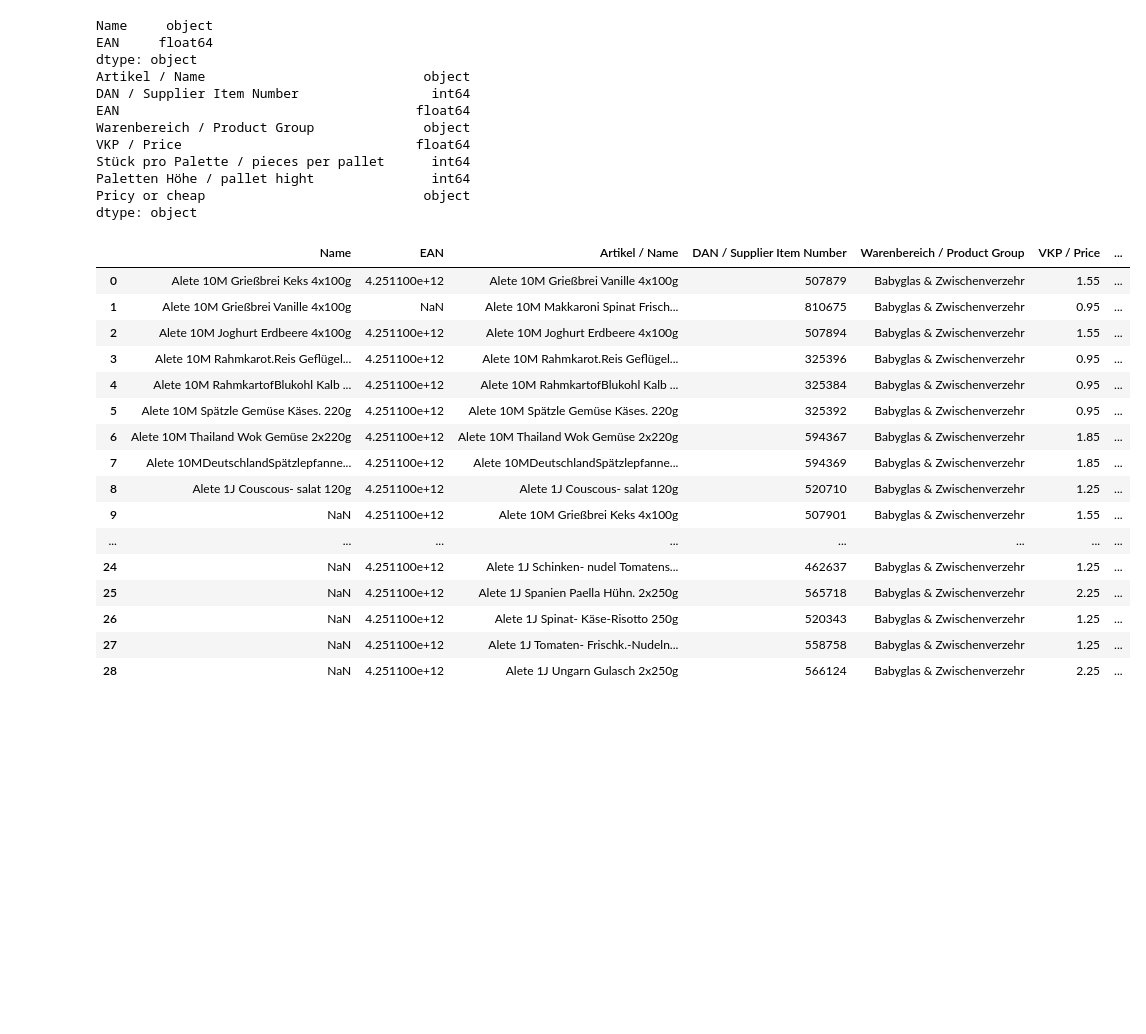
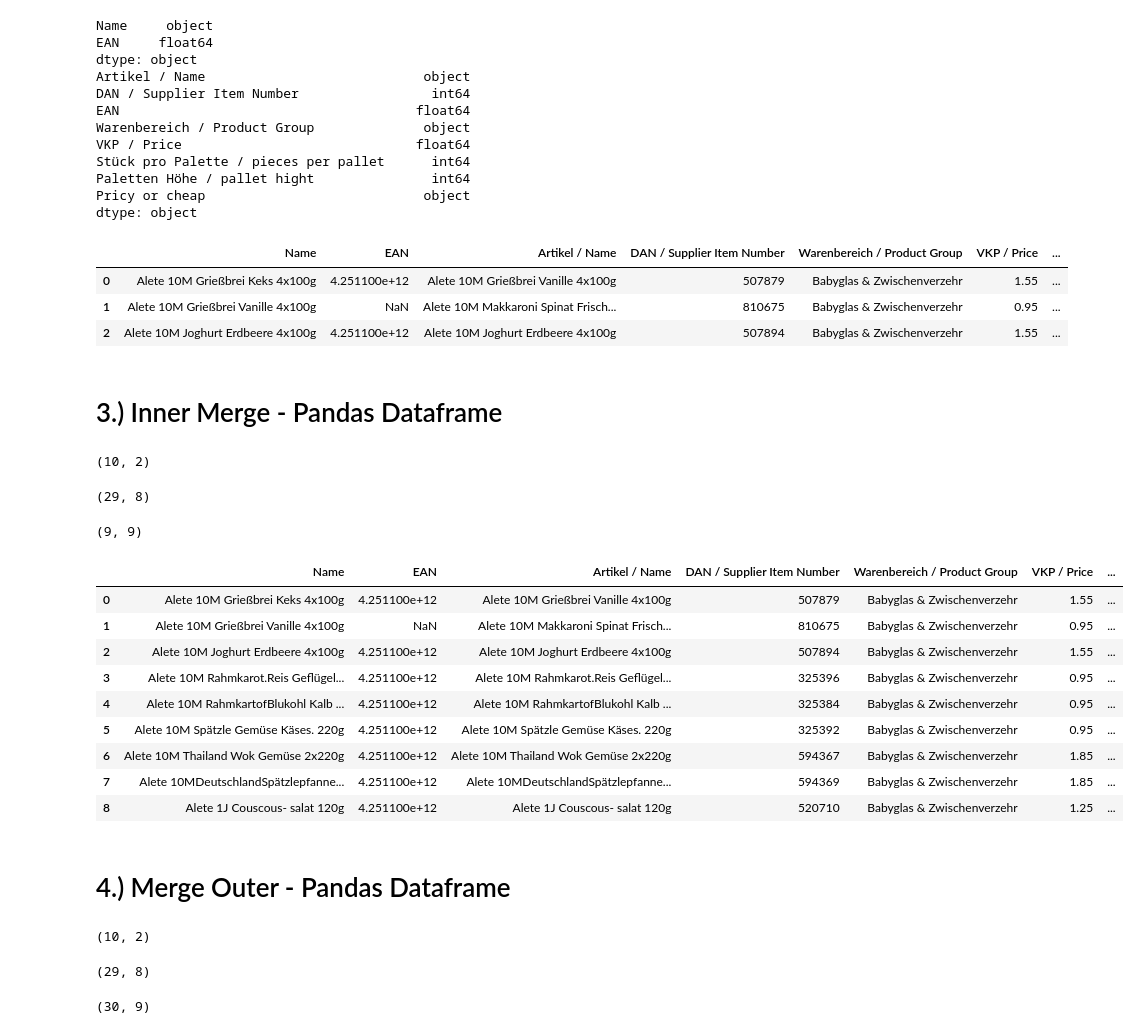
Before and after one commit to Frankdew1995/Python_Cookbook, a Jupyter notebook: 20-Data-Analysis-With-Pandas-Openpyxl/20-05-Pandas-Cookbook-Chapter-04.ipynb, the cells around one changed output. Saved outputs shown, nothing was run; the diff lists cells and outputs as text; code cells hidden in the pictures; blank space fills up the shorter version.

Commit message:
Pandas Merge finished

```diff
--- a/20-Data-Analysis-With-Pandas-Openpyxl/20-05-Pandas-Cookbook-Chapter-04.ipynb
+++ b/20-Data-Analysis-With-Pandas-Openpyxl/20-05-Pandas-Cookbook-Chapter-04.ipynb
@@ -67,22 +67,47 @@ dtype: object
 # %%
 df4 = pd.merge(df1, df2, on="EAN", how="right")
 # %%
-df4
+df4.head(3)
 # %% [output]
 |  | Name | EAN | Artikel / Name | DAN / Supplier Item Number | Warenbereich / Product Group | VKP / Price | ... |
 | 0 | Alete 10M Grießbrei Keks 4x100g | 4.251100e+12 | Alete 10M Grießbrei Vanille 4x100g | 507879 | Babyglas & Zwischenverzehr | 1.55 | ... |
 | 1 | Alete 10M Grießbrei Vanille 4x100g | NaN | Alete 10M Makkaroni Spinat Frisch... | 810675 | Babyglas & Zwischenverzehr | 0.95 | ... |
 | 2 | Alete 10M Joghurt Erdbeere 4x100g | 4.251100e+12 | Alete 10M Joghurt Erdbeere 4x100g | 507894 | Babyglas & Zwischenverzehr | 1.55 | ... |
-| 3 | Alete 10M Rahmkarot.Reis Geflügel... | 4.251100e+12 | Alete 10M Rahmkarot.Reis Geflügel... | 325396 | Babyglas & Zwischenverzehr | 0.95 | ... |
-| 4 | Alete 10M RahmkartofBlukohl Kalb ... | 4.251100e+12 | Alete 10M RahmkartofBlukohl Kalb ... | 325384 | Babyglas & Zwischenverzehr | 0.95 | ... |
-| 5 | Alete 10M Spätzle Gemüse Käses. 220g | 4.251100e+12 | Alete 10M Spätzle Gemüse Käses. 220g | 325392 | Babyglas & Zwischenverzehr | 0.95 | ... |
-| 6 | Alete 10M Thailand Wok Gemüse 2x220g | 4.251100e+12 | Alete 10M Thailand Wok Gemüse 2x220g | 594367 | Babyglas & Zwischenverzehr | 1.85 | ... |
-| 7 | Alete 10MDeutschlandSpätzlepfanne... | 4.251100e+12 | Alete 10MDeutschlandSpätzlepfanne... | 594369 | Babyglas & Zwischenverzehr | 1.85 | ... |
-| 8 | Alete 1J Couscous- salat 120g | 4.251100e+12 | Alete 1J Couscous- salat 120g | 520710 | Babyglas & Zwischenverzehr | 1.25 | ... |
-| 9 | NaN | 4.251100e+12 | Alete 10M Grießbrei Keks 4x100g | 507901 | Babyglas & Zwischenverzehr | 1.55 | ... |
-| ... | ... | ... | ... | ... | ... | ... | ... |
-| 24 | NaN | 4.251100e+12 | Alete 1J Schinken- nudel Tomatens... | 462637 | Babyglas & Zwischenverzehr | 1.25 | ... |
-| 25 | NaN | 4.251100e+12 | Alete 1J Spanien Paella Hühn. 2x250g | 565718 | Babyglas & Zwischenverzehr | 2.25 | ... |
-| 26 | NaN | 4.251100e+12 | Alete 1J Spinat- Käse-Risotto 250g | 520343 | Babyglas & Zwischenverzehr | 1.25 | ... |
-| 27 | NaN | 4.251100e+12 | Alete 1J Tomaten- Frischk.-Nudeln... | 558758 | Babyglas & Zwischenverzehr | 1.25 | ... |
-| 28 | NaN | 4.251100e+12 | Alete 1J Ungarn Gulasch 2x250g | 566124 | Babyglas & Zwischenverzehr | 2.25 | ... |
+# %% [markdown]
+# 3.) Inner Merge - Pandas Dataframe
+# %%
+df1.shape
+# %% [output]
+(10, 2)
+# %%
+df2.shape
+# %% [output]
+(29, 8)
+# %%
+df5 = pd.merge(df1, df2, on="EAN", how="inner")
+df5.shape
+# %% [output]
+(9, 9)
+# %%
+df5
+# %% [output]
+|  | Name | EAN | Artikel / Name | DAN / Supplier Item Number | Warenbereich / Product Group | VKP / Price | ... |
+| 0 | Alete 10M Grießbrei Keks 4x100g | 4.251100e+12 | Alete 10M Grießbrei Vanille 4x100g | 507879 | Babyglas & Zwischenverzehr | 1.55 | ... |
+| 1 | Alete 10M Grießbrei Vanille 4x100g | NaN | Alete 10M Makkaroni Spinat Frisch... | 810675 | Babyglas & Zwischenverzehr | 0.95 | ... |
+| 2 | Alete 10M Joghurt Erdbeere 4x100g | 4.251100e+12 | Alete 10M Joghurt Erdbeere 4x100g | 507894 | Babyglas & Zwischenverzehr | 1.55 | ... |
+| 3 | Alete 10M Rahmkarot.Reis Geflügel... | 4.251100e+12 | Alete 10M Rahmkarot.Reis Geflügel... | 325396 | Babyglas & Zwischenverzehr | 0.95 | ... |
+| 4 | Alete 10M RahmkartofBlukohl Kalb ... | 4.251100e+12 | Alete 10M RahmkartofBlukohl Kalb ... | 325384 | Babyglas & Zwischenverzehr | 0.95 | ... |
+| 5 | Alete 10M Spätzle Gemüse Käses. 220g | 4.251100e+12 | Alete 10M Spätzle Gemüse Käses. 220g | 325392 | Babyglas & Zwischenverzehr | 0.95 | ... |
+| 6 | Alete 10M Thailand Wok Gemüse 2x220g | 4.251100e+12 | Alete 10M Thailand Wok Gemüse 2x220g | 594367 | Babyglas & Zwischenverzehr | 1.85 | ... |
+| 7 | Alete 10MDeutschlandSpätzlepfanne... | 4.251100e+12 | Alete 10MDeutschlandSpätzlepfanne... | 594369 | Babyglas & Zwischenverzehr | 1.85 | ... |
+| 8 | Alete 1J Couscous- salat 120g | 4.251100e+12 | Alete 1J Couscous- salat 120g | 520710 | Babyglas & Zwischenverzehr | 1.25 | ... |
+# %% [markdown]
+# 4.) Merge Outer - Pandas Dataframe
+# %%
+df1.shape
+# %% [output]
+(10, 2)
+# %%
+df2.shape
+# %% [output]
+(29, 8)
@@ -88,0 +116,4 @@ df4
+# %%
+df6.shape
+# %% [output]
+(30, 9)
```
Also changed, not shown: parts of 2 cells of this notebook, 3 other files.
